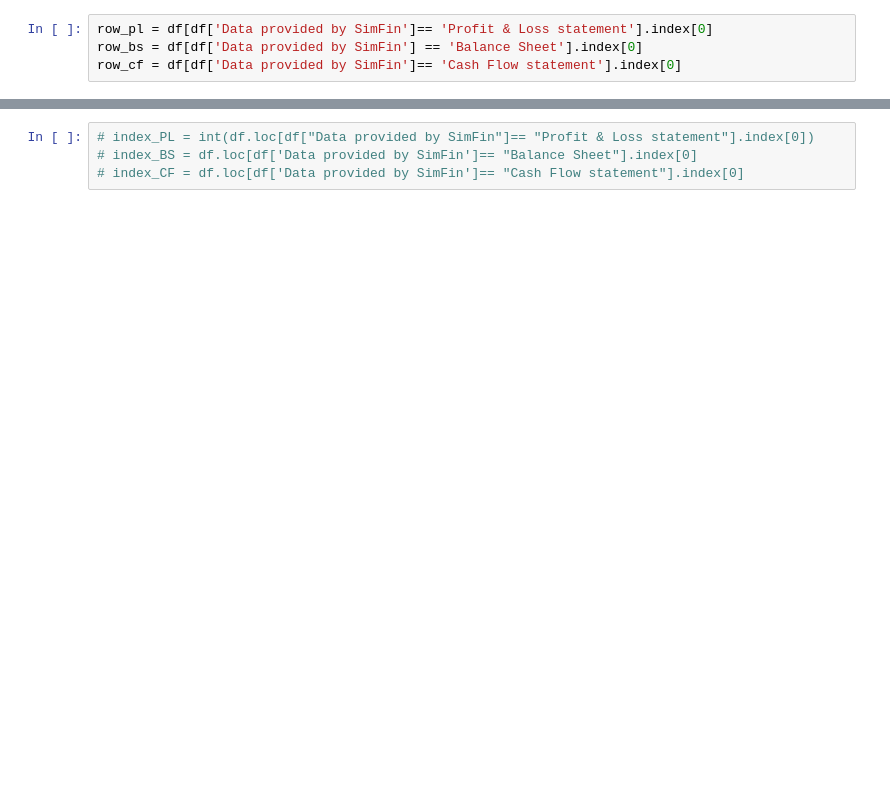
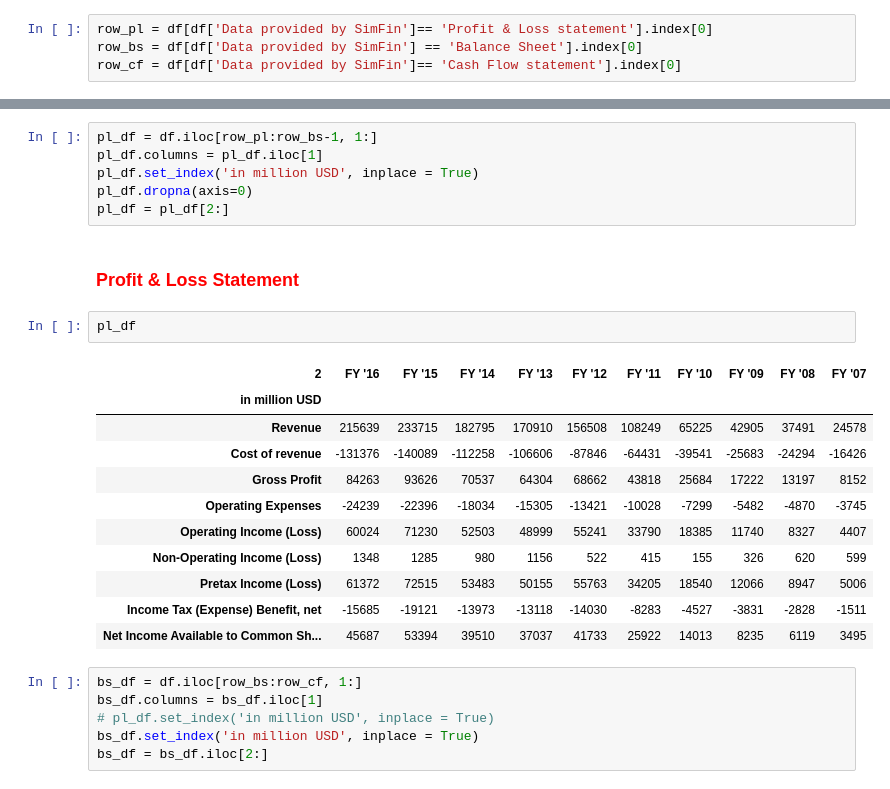
Before and after one commit to bradwhitcomb/financial_spreads_jn, a Jupyter notebook: appl_qtr.ipynb, the cells around one changed output, grey strips where cells are left out. Cells and saved outputs as stored; diff of their text form; blank space fills up the shorter version.

```diff
--- a/appl_qtr.ipynb
+++ b/appl_qtr.ipynb
@@ -17,4 +17,28 @@ print(row_pl, row_bs, row_cf)
-# %%
-# index_PL = int(df.loc[df["Data provided by SimFin"]== "Profit & Loss statement"].index[0])
-# index_BS = df.loc[df['Data provided by SimFin']== "Balance Sheet"].index[0]
-# index_CF = df.loc[df['Data provided by SimFin']== "Cash Flow statement"].index[0]
+# %%
+pl_df = df.iloc[row_pl:row_bs-1, 1:]
+pl_df.columns = pl_df.iloc[1]
+pl_df.set_index('in million USD', inplace = True)
+pl_df.dropna(axis=0)
+pl_df = pl_df[2:]
+# %% [markdown]
+### <font color= red> Profit & Loss Statement</font>
+# %%
+pl_df
+# %% [output]
+| 2 | FY '16 | FY '15 | FY '14 | FY '13 | FY '12 | FY '11 | FY '10 | FY '09 | FY '08 | FY '07 |
+| in million USD |  |  |  |  |  |  |  |  |  |  |
+| Revenue | 215639 | 233715 | 182795 | 170910 | 156508 | 108249 | 65225 | 42905 | 37491 | 24578 |
+| Cost of revenue | -131376 | -140089 | -112258 | -106606 | -87846 | -64431 | -39541 | -25683 | -24294 | -16426 |
+| Gross Profit | 84263 | 93626 | 70537 | 64304 | 68662 | 43818 | 25684 | 17222 | 13197 | 8152 |
+| Operating Expenses | -24239 | -22396 | -18034 | -15305 | -13421 | -10028 | -7299 | -5482 | -4870 | -3745 |
+| Operating Income (Loss) | 60024 | 71230 | 52503 | 48999 | 55241 | 33790 | 18385 | 11740 | 8327 | 4407 |
+| Non-Operating Income (Loss) | 1348 | 1285 | 980 | 1156 | 522 | 415 | 155 | 326 | 620 | 599 |
+| Pretax Income (Loss) | 61372 | 72515 | 53483 | 50155 | 55763 | 34205 | 18540 | 12066 | 8947 | 5006 |
+| Income Tax (Expense) Benefit, net | -15685 | -19121 | -13973 | -13118 | -14030 | -8283 | -4527 | -3831 | -2828 | -1511 |
+| Net Income Available to Common Sh... | 45687 | 53394 | 39510 | 37037 | 41733 | 25922 | 14013 | 8235 | 6119 | 3495 |
+# %%
+bs_df = df.iloc[row_bs:row_cf, 1:]
+bs_df.columns = bs_df.iloc[1]
+# pl_df.set_index('in million USD', inplace = True)
+bs_df.set_index('in million USD', inplace = True)
+bs_df = bs_df.iloc[2:]
```
Also changed, not shown: parts of 8 cells of this notebook, 5 other files.
